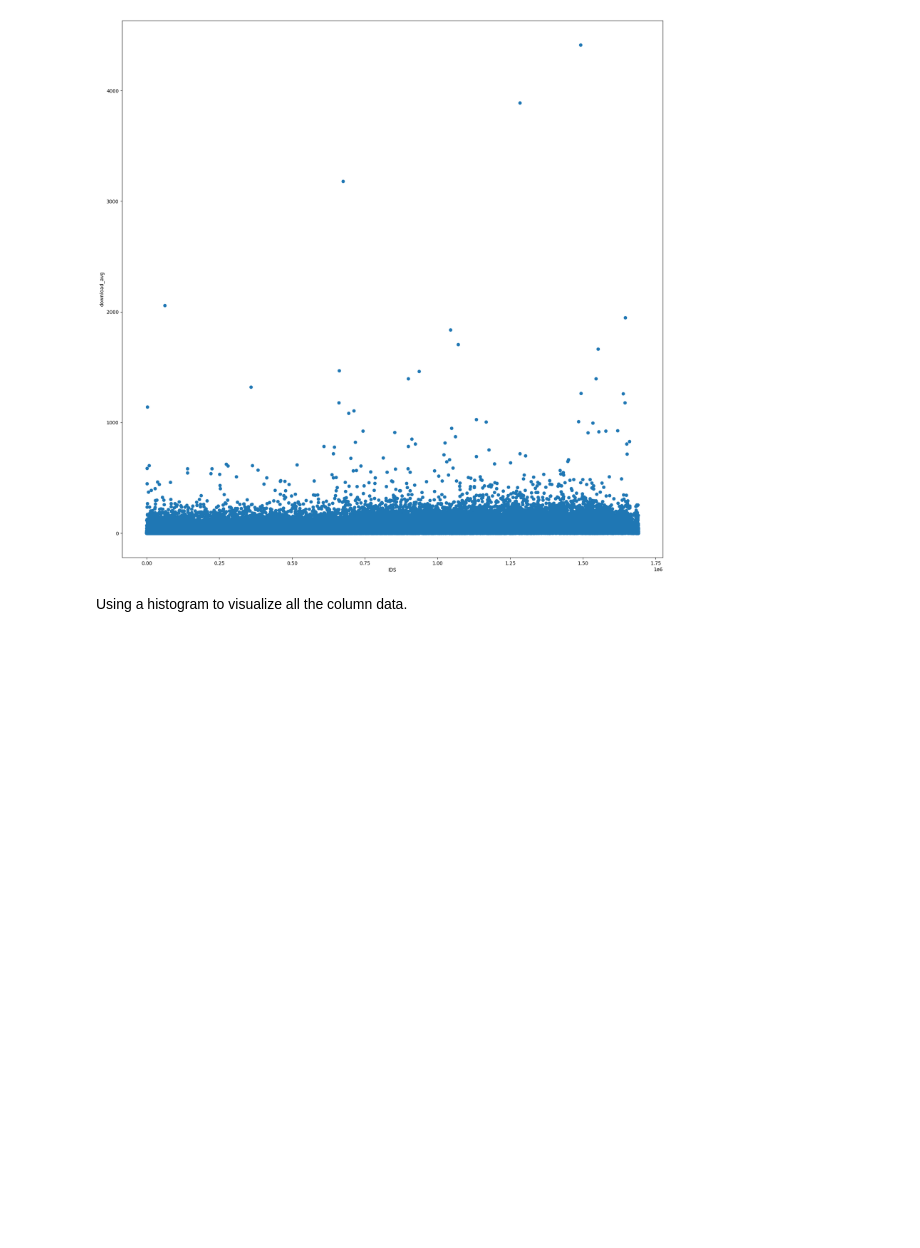
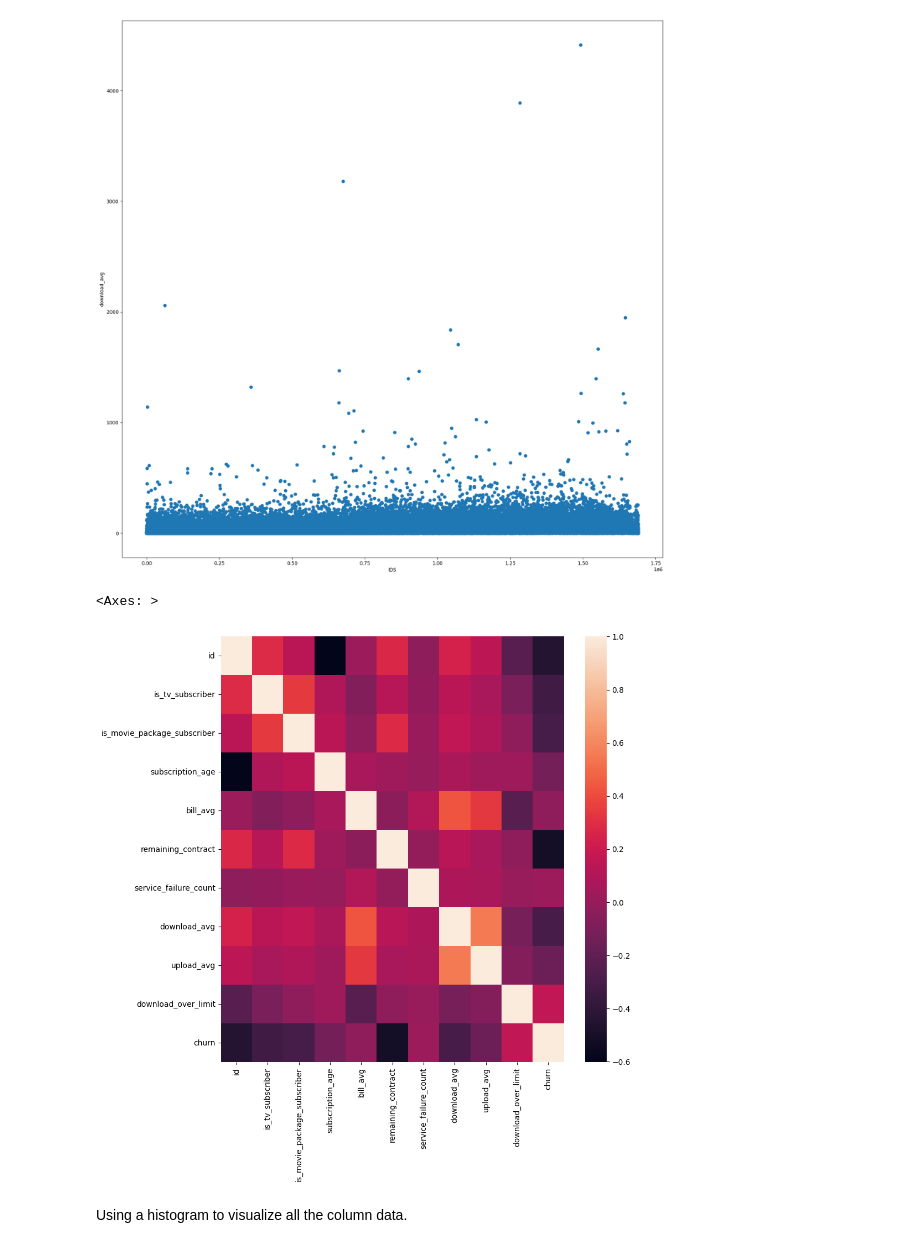
Before and after one commit to osoisi/Basics-of-MI, a Jupyter notebook: Churn Predictions/Internet Service Provider Customer Churn.ipynb, the cells around one changed output. Drawn from its saved outputs; the diff is of its cells as text; code cells hidden in the pictures; blank space fills up the shorter version.

```diff
--- a/Churn Predictions/Internet Service Provider Customer Churn.ipynb
+++ b/Churn Predictions/Internet Service Provider Customer Churn.ipynb
@@ -120,6 +127,14 @@ plt.ylabel('download_avg')
 # %% [output]
 Text(0, 0.5, 'download_avg')
 [figure]
+# %%
+dfcorr= df.corr()
+# %%
+plt.figure(figsize=(10,10))
+sns.heatmap(dfcorr)
+# %% [output]
+<Axes: >
+[figure, added]
 # %% [markdown]
 Using a histogram to visualize all the column data.
 # %%
```
Also changed, not shown: parts of 2 cells of this notebook.
